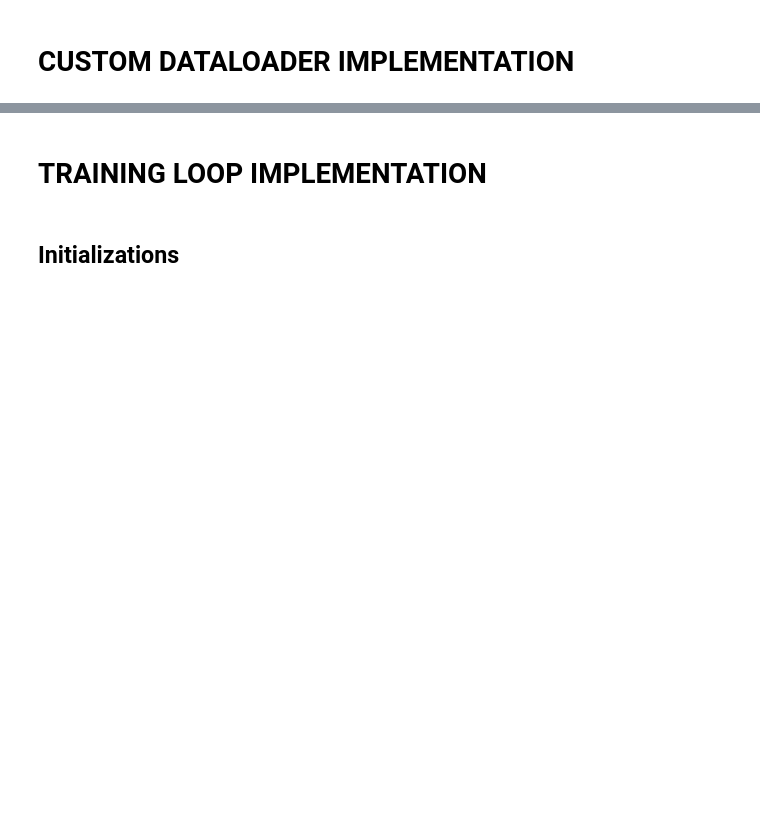
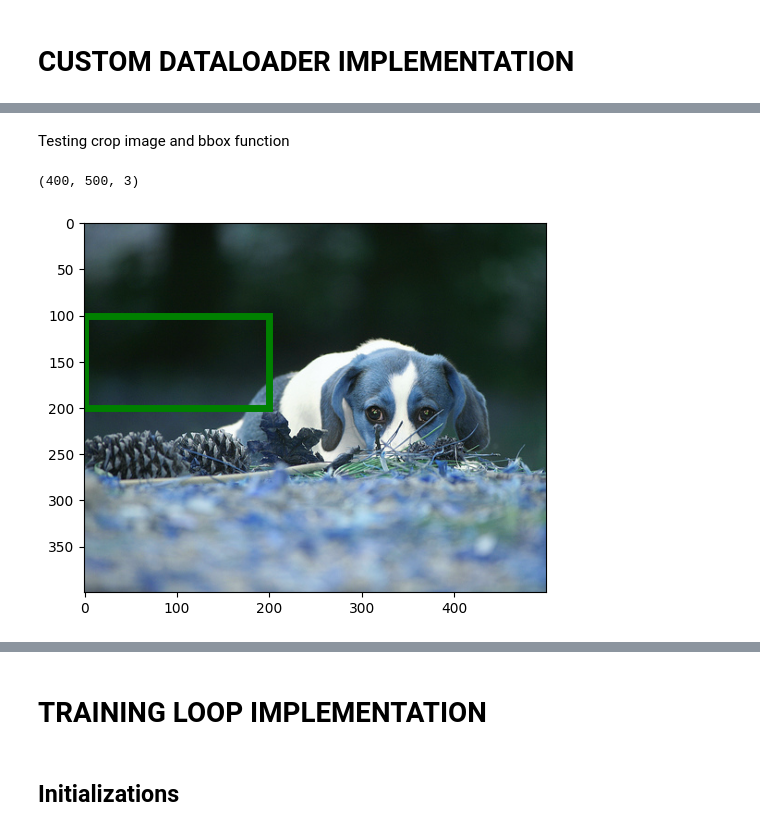
Before and after one commit to mfaisal59/ml_assessment, a Jupyter notebook: ML_Engineer_Take_Home_Assessment.ipynb, the cells around one changed output, grey strips where cells are left out. Drawn from its saved outputs; the diff is of its cells as text; code cells hidden in the pictures; blank space fills up the shorter version.

```diff
--- a/ML_Engineer_Take_Home_Assessment.ipynb
+++ b/ML_Engineer_Take_Home_Assessment.ipynb
@@ -249,0 +532,10 @@ class CustomDataset():
+# %% [markdown]
+Testing crop image and bbox function
+# %%
+img = cv2.imread("/content/assessment_dataset/images/beagle_183.jpg")
+print(img.shape)
+dummy_bbox = np.array([0, 100, 200, 200])
+plot_image_and_bbox(img, dummy_bbox)
+# %% [output]
+(400, 500, 3)
+[figure, added]
```
Also changed, not shown: parts of 39 cells of this notebook.
